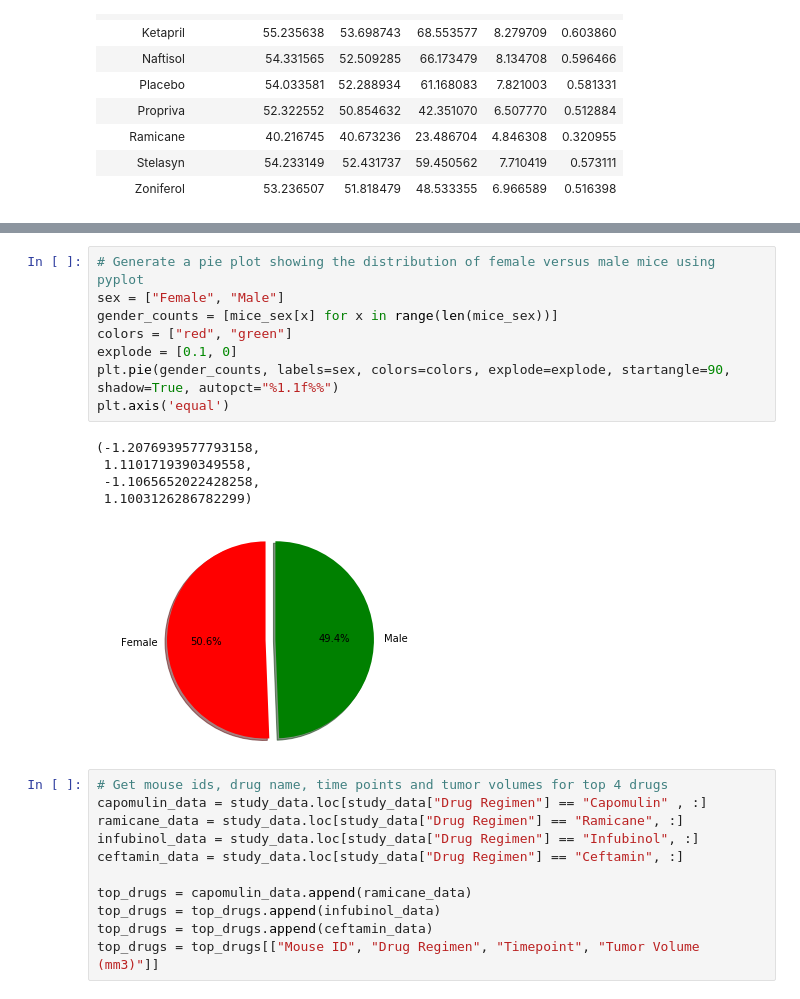
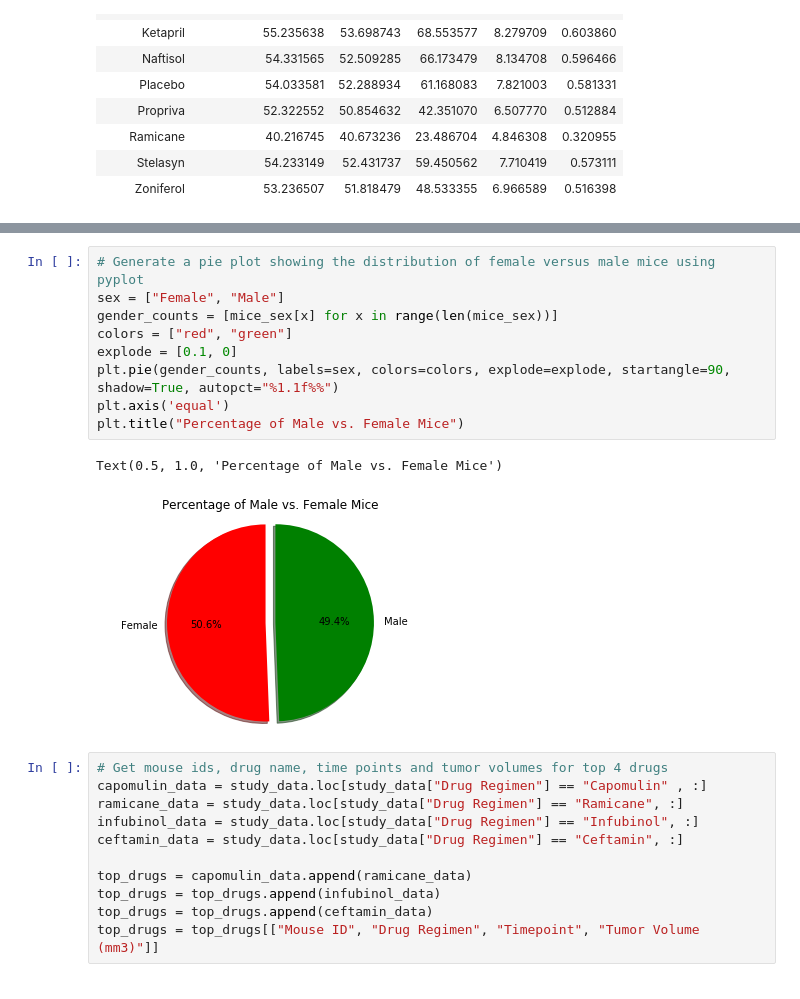
Before and after one commit to jnugent13/matplotlib-challenge, a Jupyter notebook: Matplotlib.ipynb, the cells around one changed output, grey strips where cells are left out. Cells and saved outputs as stored; diff of their text form.

```diff
--- a/Matplotlib.ipynb
+++ b/Matplotlib.ipynb
@@ -117,17 +135,15 @@ plt.axis('equal')
 # %%
 # Generate a pie plot showing the distribution of female versus male mice using pyplot
 sex = ["Female", "Male"]
 gender_counts = [mice_sex[x] for x in range(len(mice_sex))]
 colors = ["red", "green"]
 explode = [0.1, 0]
 plt.pie(gender_counts, labels=sex, colors=colors, explode=explode, startangle=90, shadow=True, autopct="%1.1f%%")
 plt.axis('equal')
+plt.title("Percentage of Male vs. Female Mice")
 # %% [output]
-(-1.2076939577793158,
- 1.1101719390349558,
- -1.1065652022428258,
- 1.1003126286782299)
+Text(0.5, 1.0, 'Percentage of Male vs. Female Mice')
-[figure, old version]
+[figure, new version]
 # %%
 # Get mouse ids, drug name, time points and tumor volumes for top 4 drugs
 capomulin_data = study_data.loc[study_data["Drug Regimen"] == "Capomulin" , :]
```
Also changed, not shown: parts of 12 cells of this notebook, 5 other files.
